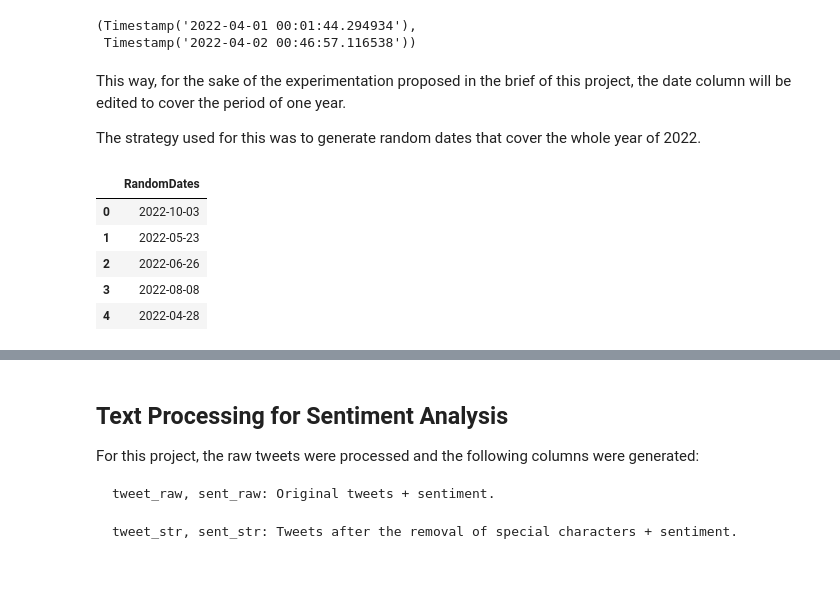
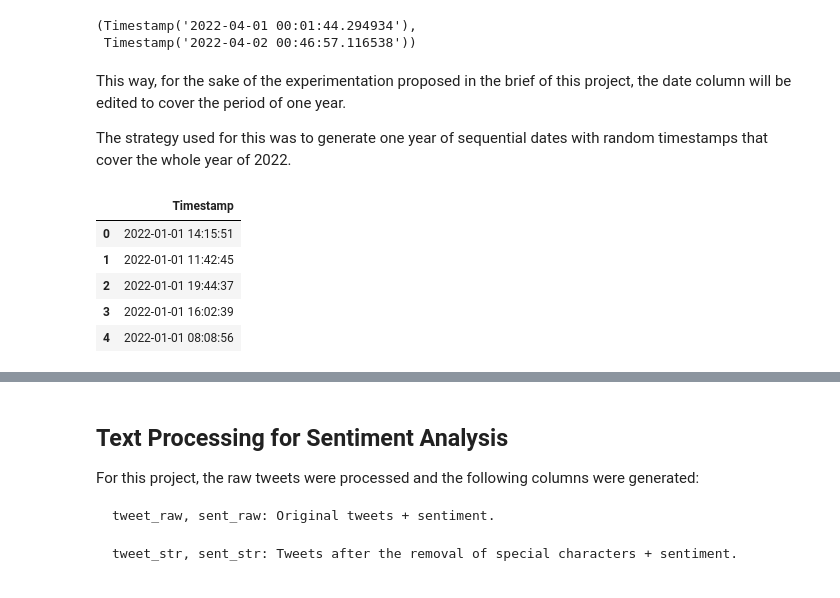
Before and after one commit to CCT-MastersDA/cct-sem2-ca2, a Jupyter notebook: jupyter/ca2-jupyter.ipynb, the cells around one changed output, grey strips where cells are left out. Saved outputs shown, nothing was run; the diff lists cells and outputs as text; code cells hidden in the pictures.

Commit message:
Fixing date generation to create timestamps for one year

```diff
--- a/jupyter/ca2-jupyter.ipynb
+++ b/jupyter/ca2-jupyter.ipynb
@@ -132,26 +132,28 @@ def process_tweets_async(tweets_list, chunk_size=1000):
 
     return tweets_df
 
-def generate_one_year_random_dates(y=2022, num_dates=100):
+def generate_random_timestamps_dataframe(year, num_dates):
     """
-    Generate a DataFrame column with random dates covering one year period for the specified year.
+    Generate a DataFrame with sequential dates with several ramdom timestamps per day for a given year.
 
     Parameters:
-        y (year): The year to generate the random dates.
-        num_dates (int): The number of random dates to generate.
+        year (int): The year for which to generate the sequential dates.
+        num_dates (int): The number of sequential dates to generate.
     Returns:
-        DataFrame: A DataFrame containing the randomly generated dates as a single column.
+        DataFrame: A DataFrame containing the one year dates with random timestamps.
     """
-    # set the start and end dates
-    start_date = datetime(y, 1, 1)
-    end_date = datetime(y, 12, 31)
+    start_date = datetime(year, 1, 1)
+    date_range = [start_date + timedelta(days=i) for i in range(365)]
+    timestamp_per_day = int(num_dates/365)
 
-    # generate random dates within the specified range
-    random_dates = [start_date + timedelta(days=random.randint(0, 365)) for _ in range(num_dates)]
+    timestamps = []
+    for date in date_range:
+        timestamp_range = [date + timedelta(hours=random.randint(0, 23),
+                                            minutes=random.randint(0, 59),
+                                            seconds=random.randint(0, 59)) for _ in range(timestamp_per_day)]
+        timestamps.extend(timestamp_range)
 
-    # create a dataframe with the random dates
-    df = pd.DataFrame({'RandomDates': random_dates})
-
+    df = pd.DataFrame({'Timestamp': timestamps})
     return df
 # %% [markdown]
 # Sentiment Analysis
@@ -232,17 +234,17 @@ tweets_df['extractedts'].min(), tweets_df['extractedts'].max()
 # %% [markdown]
 This way, for the sake of the experimentation proposed in the brief of this project, the date column will be edited to cover the period of one year.
 
-The strategy used for this was to generate random dates that cover the whole year of 2022.
+The strategy used for this was to generate one year of sequential dates with random timestamps that cover the whole year of 2022.
 # %%
 # generate random dates covering the period of one year
-random_dates_column = generate_one_year_random_dates(2022, len(tweets_df))
+random_dates_column = generate_random_timestamps_dataframe(2022, len(tweets_df))
 
 # displaying the first entries
 random_dates_column.head()
 # %% [output]
-|  | RandomDates |
-| 0 | 2022-10-03 |
-| 1 | 2022-05-23 |
-| 2 | 2022-06-26 |
-| 3 | 2022-08-08 |
-| 4 | 2022-04-28 |
+|  | Timestamp |
+| 0 | 2022-01-01 14:15:51 |
+| 1 | 2022-01-01 11:42:45 |
+| 2 | 2022-01-01 19:44:37 |
+| 3 | 2022-01-01 16:02:39 |
+| 4 | 2022-01-01 08:08:56 |
```
Also changed, not shown: parts of 6 cells of this notebook.
